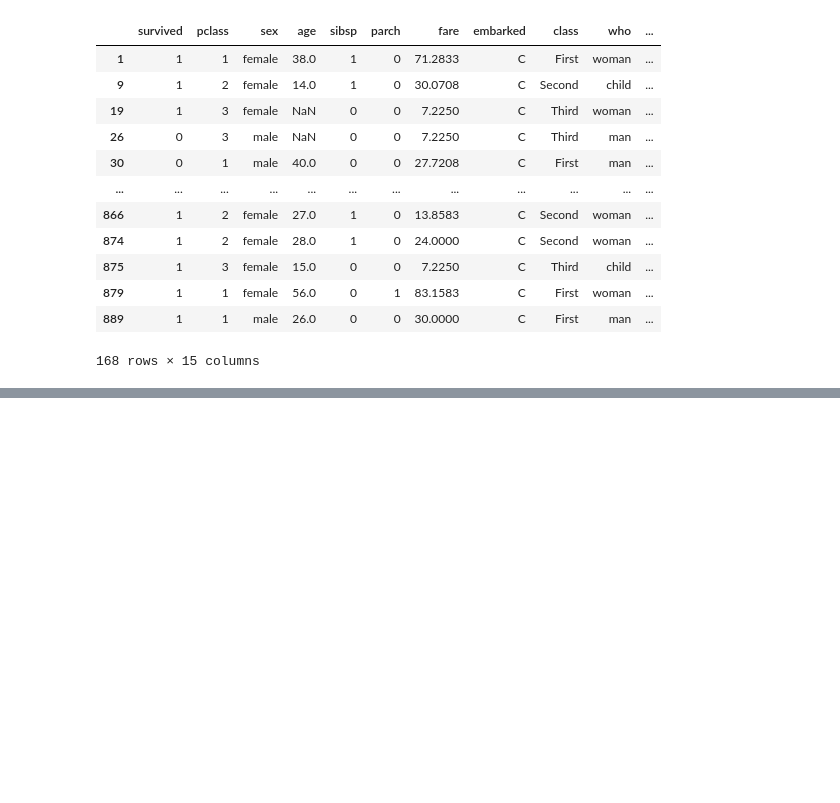
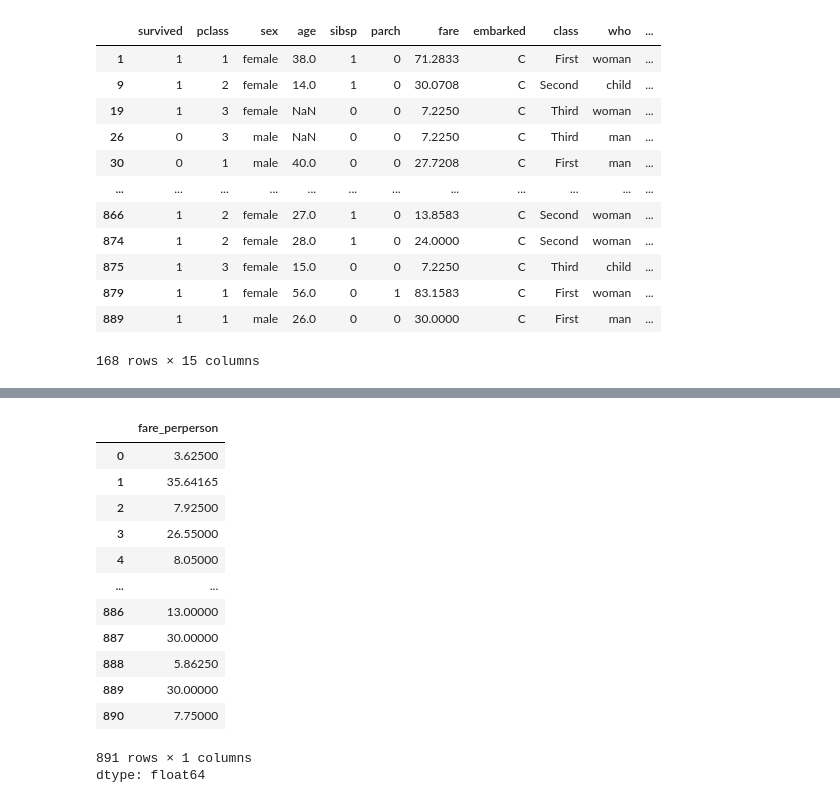
Before and after one commit to habibrmdni0-hue/Data-Science, a Jupyter notebook: Untitled3.ipynb, the cells around one changed output, grey strips where cells are left out. Saved outputs shown, nothing was run; the diff lists cells and outputs as text; code cells hidden in the pictures; blank space fills up the shorter version.

```diff
--- a/Untitled3.ipynb
+++ b/Untitled3.ipynb
@@ -676,0 +696,19 @@ df[df['embark_town'].str.contains('bourg', case=False, na=False)]
+# %%
+df['fare_perperson'] = df['fare'] / (df['sibsp'] + df['parch'] +1)
+# %%
+df['fare_perperson']
+# %% [output]
+|  | fare_perperson |
+| 0 | 3.62500 |
+| 1 | 35.64165 |
+| 2 | 7.92500 |
+| 3 | 26.55000 |
+| 4 | 8.05000 |
+| ... | ... |
+| 886 | 13.00000 |
+| 887 | 30.00000 |
+| 888 | 5.86250 |
+| 889 | 30.00000 |
+| 890 | 7.75000 |
+891 rows × 1 columns
+dtype: float64
```
Also changed, not shown: parts of 3 cells of this notebook.
